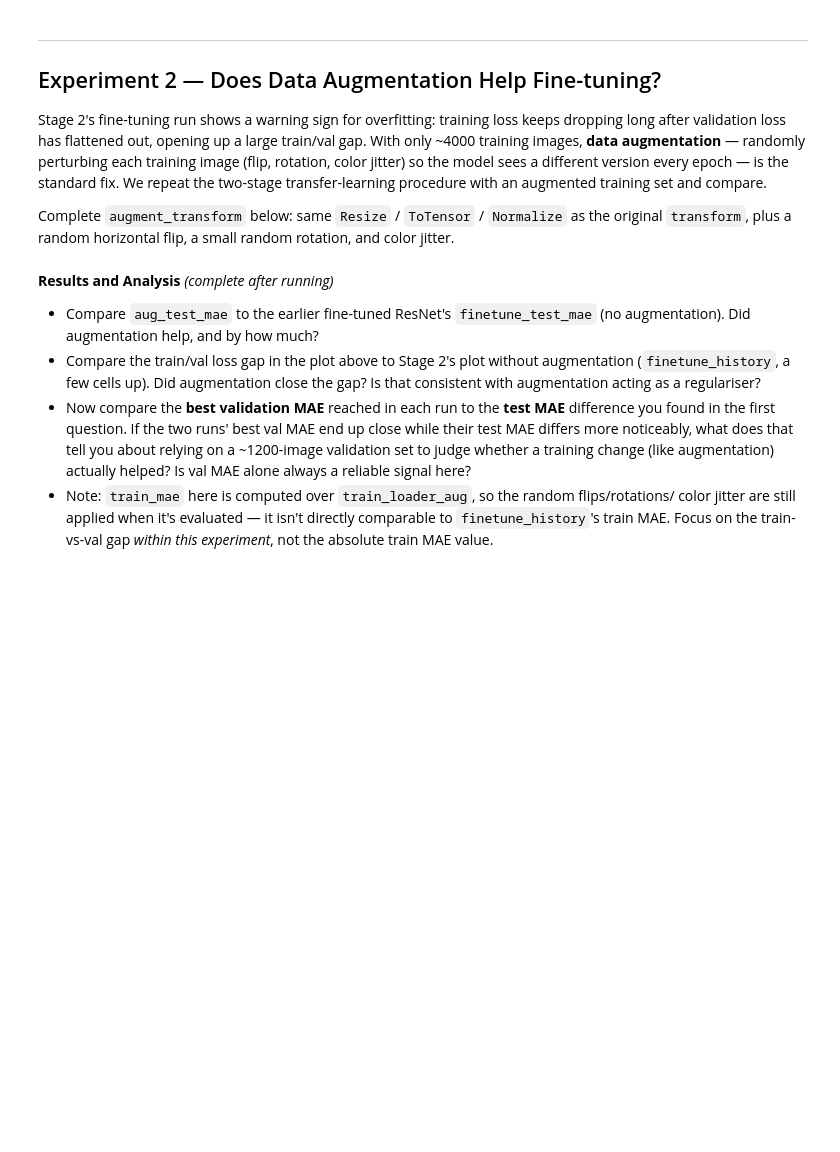
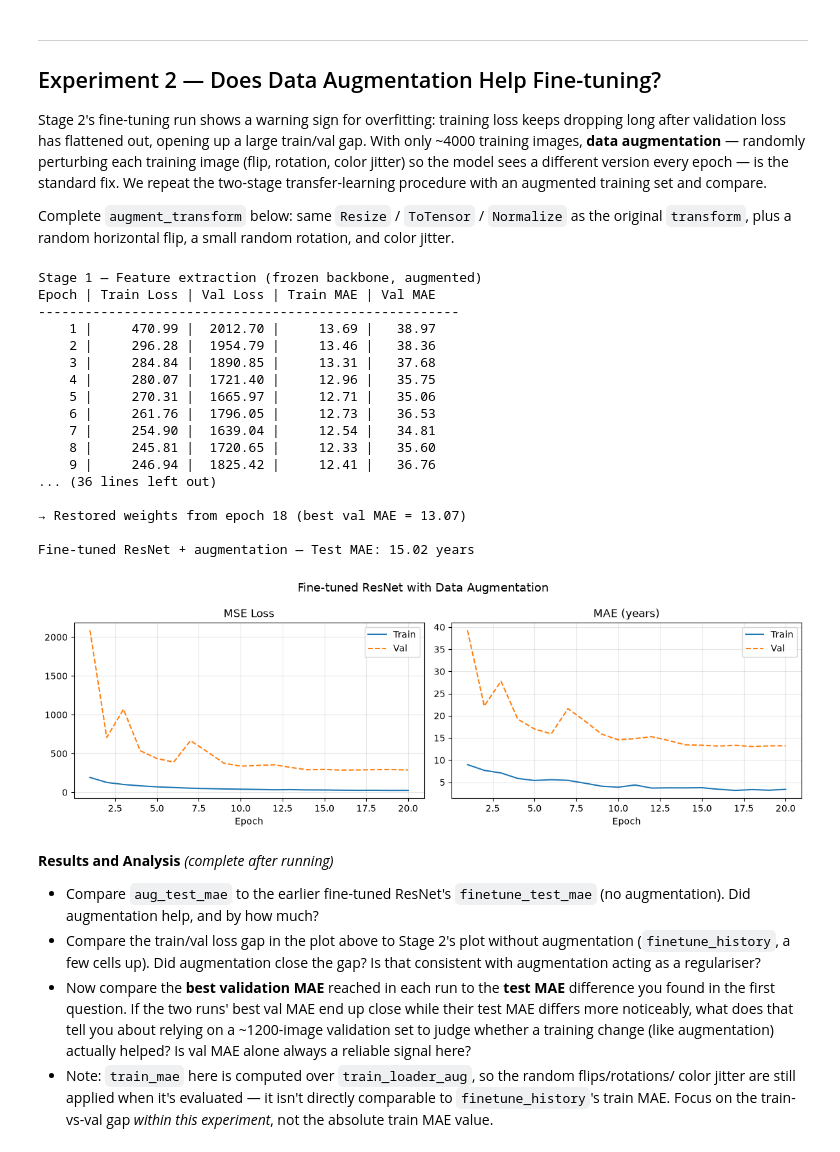
Before and after one commit to Mortell560/tp2-CNN-pytorch, a Jupyter notebook: tp2-cnn-transfer-learning.ipynb, the cells around one changed output. Saved outputs shown, nothing was run; the diff lists cells and outputs as text; code cells hidden in the pictures; blank space fills up the shorter version.

```diff
--- a/tp2-cnn-transfer-learning.ipynb
+++ b/tp2-cnn-transfer-learning.ipynb
@@ -606,39 +606,65 @@ Complete `augment_transform` below: same `Resize` / `ToTensor` / `Normalize` as
 # TODO: build augment_transform — same Resize/ToTensor/Normalize as `transform` above,
 #       plus transforms.RandomHorizontalFlip(), transforms.RandomRotation(10), and
 #       transforms.ColorJitter(brightness=0.2, contrast=0.2, saturation=0.2)
-augment_transform = None
+augment_transform = transforms.Compose([
+    transforms.Resize((IMG_SIZE, IMG_SIZE)),
+    transforms.ToTensor(),
+    transforms.Normalize(IMAGENET_MEAN, IMAGENET_STD),
+    transforms.RandomHorizontalFlip(),
+    transforms.RandomRotation(10),
+    transforms.ColorJitter(brightness=0.2, contrast=0.2, saturation=0.2)
+])
 
 train_set_aug = AgeDataset(DATA_DIR, "train", augment_transform)
 train_loader_aug = DataLoader(train_set_aug, batch_size=32, shuffle=True, num_workers=NUM_WORKERS)
 
 resnet_aug = build_resnet_regressor().to(device)
 criterion = nn.MSELoss()
 
 # Stage 1: same warm-up as before, frozen backbone — augmentation barely matters here since
 # only the 513-parameter head is trained. Uses run_training (not a bare loop) so this Stage 1
 # gets the same best-epoch checkpointing as every other run in this notebook — otherwise
 # Stage 2 would start from a different quality of warm-up than the frozen/full-FT baselines,
 # confounding the comparison.
 freeze_backbone(resnet_aug)
 optimizer = optim.Adam(resnet_aug.fc.parameters(), lr=1e-3)
 run_training(
     resnet_aug, train_loader_aug, criterion, optimizer, NUM_EPOCHS_STAGE1,
     label="Stage 1 — Feature extraction (frozen backbone, augmented)",
 )
 
 # Stage 2: unfreeze everything and fine-tune on augmented data — this is the stage that showed
 # overfitting (train loss << val loss) without augmentation
 unfreeze_all(resnet_aug)
 optimizer = optim.Adam(resnet_aug.parameters(), lr=1e-4)
 
 aug_history = run_training(
     resnet_aug, train_loader_aug, criterion, optimizer, NUM_EPOCHS_STAGE2,
     label="Stage 2 — Fine-tuning with data augmentation",
 )
 
 _, aug_test_mae = evaluate(resnet_aug, test_loader, criterion)
 print(f"\nFine-tuned ResNet + augmentation — Test MAE: {aug_test_mae:.2f} years")
 plot_history(aug_history, title="Fine-tuned ResNet with Data Augmentation")
+# %% [output]
+Stage 1 — Feature extraction (frozen backbone, augmented)
+Epoch | Train Loss | Val Loss | Train MAE | Val MAE
+------------------------------------------------------
+    1 |     470.99 |  2012.70 |     13.69 |   38.97
+    2 |     296.28 |  1954.79 |     13.46 |   38.36
+    3 |     284.84 |  1890.85 |     13.31 |   37.68
+    4 |     280.07 |  1721.40 |     12.96 |   35.75
+    5 |     270.31 |  1665.97 |     12.71 |   35.06
+    6 |     261.76 |  1796.05 |     12.73 |   36.53
+    7 |     254.90 |  1639.04 |     12.54 |   34.81
+    8 |     245.81 |  1720.65 |     12.33 |   35.60
+    9 |     246.94 |  1825.42 |     12.41 |   36.76
+... (36 lines left out)
+
+→ Restored weights from epoch 18 (best val MAE = 13.07)
+
+Fine-tuned ResNet + augmentation — Test MAE: 15.02 years
+[figure, added]
 # %% [markdown]
 **Results and Analysis** *(complete after running)*
 - Compare `aug_test_mae` to the earlier fine-tuned ResNet's `finetune_test_mae` (no
```
Also changed, not shown: parts of 9 cells of this notebook.
